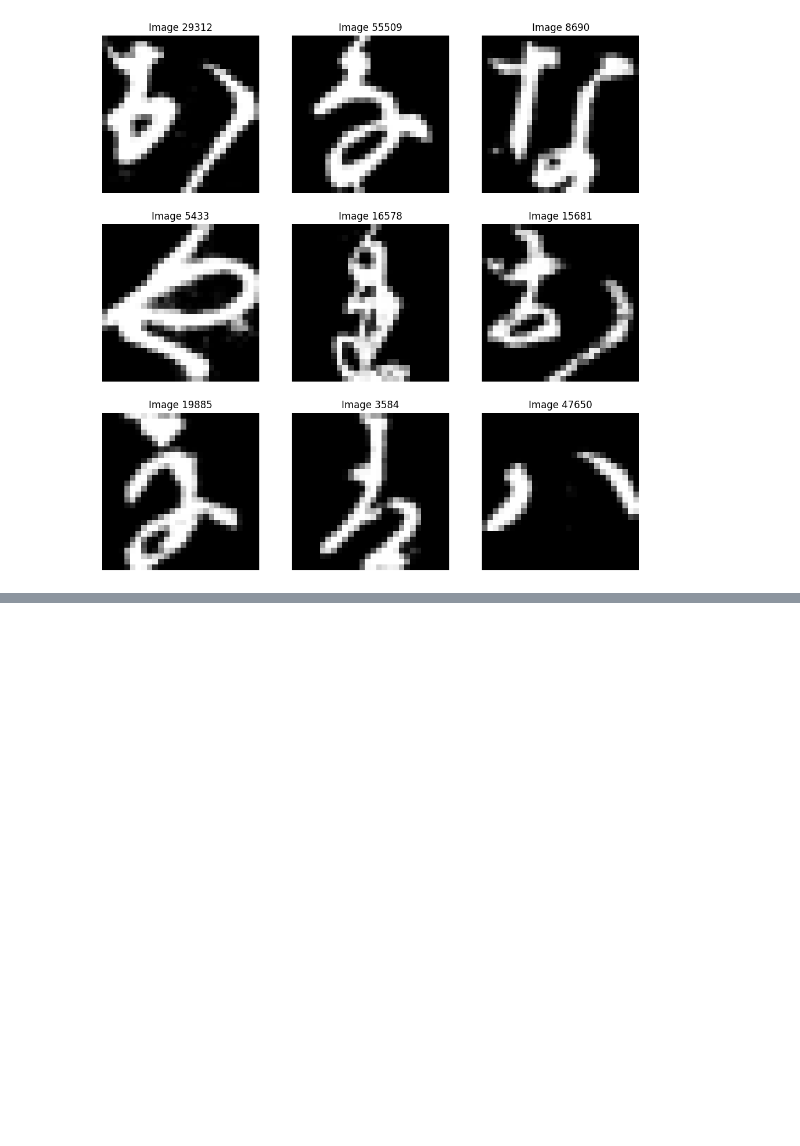
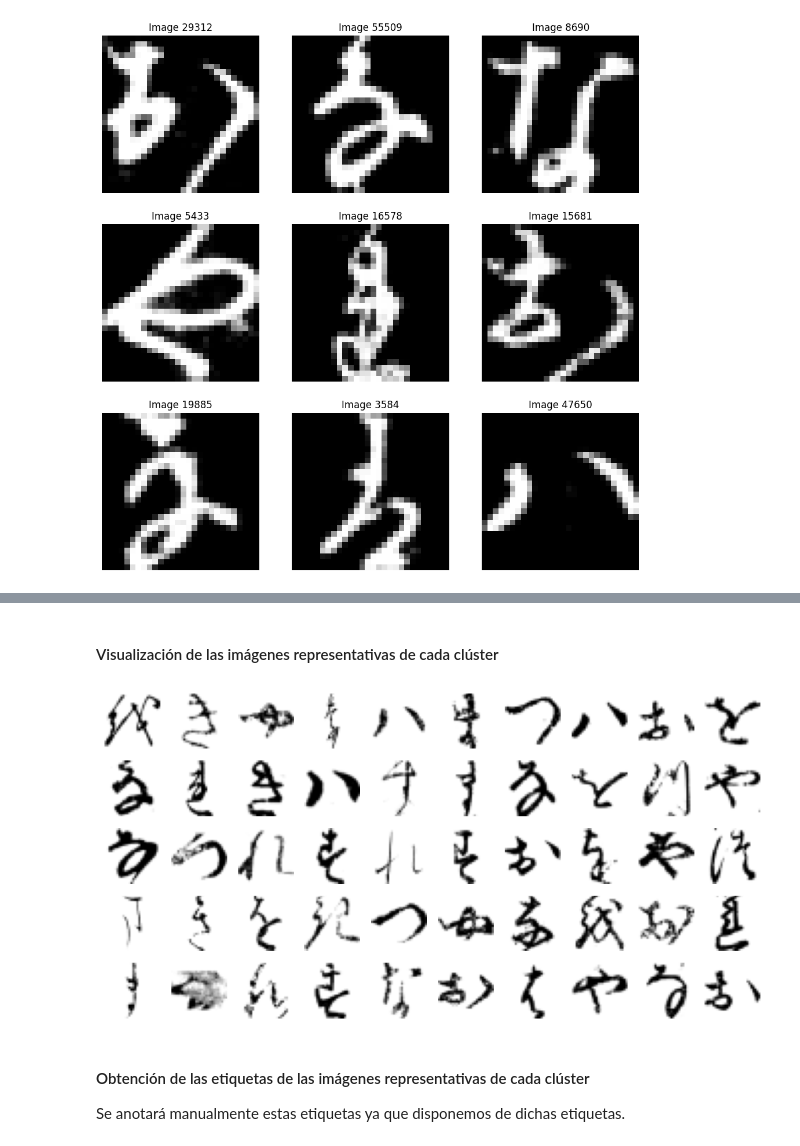
Before and after one commit to MauFGarzofino/SIS420, a Jupyter notebook: Laboratorios/Laboratorio6/chineseMNIST/lab6v1/chiense.ipynb, the cells around one changed output, grey strips where cells are left out. Cells and saved outputs as stored; diff of their text form; code cells hidden in the pictures; blank space fills up the shorter version.

```diff
--- a/Laboratorios/Laboratorio6/chineseMNIST/lab6v1/chiense.ipynb
+++ b/Laboratorios/Laboratorio6/chineseMNIST/lab6v1/chiense.ipynb
@@ -186,0 +296,16 @@ print(f'El número óptimo de clusters es: {optimal_clusters}')
+# %%
+
+import pandas as pd
+from sklearn.model_selection import train_test_split
+import numpy as np
+
+# Cargar el dataset
+mnist = pd.read_csv('train_data.csv')
+
+
+# la columna 'label' es la etiqueta
+X = mnist.iloc[:, 1:] # Todas las columnas excepto la primera
+y = mnist['label']  # Suponiendo que 'label' es la etiqueta
+
+# Dividir el conjunto de datos en entrenamiento y prueba
+X_train, X_test, y_train, y_test = train_test_split(X, y, test_size=0.25, random_state=42)
@@ -186,0 +327,6 @@ print(f'El número óptimo de clusters es: {optimal_clusters}')
+# %%
+from sklearn.cluster import KMeans
+
+k = 50
+kmeans = KMeans(n_clusters=k, random_state=42)        #Crea objeto KMeans con 50 clústeres y una semilla aleatoria
+X_digits_dist = kmeans.fit_transform(X_train)
@@ -186,0 +336,19 @@ print(f'El número óptimo de clusters es: {optimal_clusters}')
+# %%
+idxs = np.argmin(X_digits_dist, axis=0)
+X_representative_digits = X_train.values[idxs]
+# %% [markdown]
+#### Visualización de las imágenes representativas de cada clúster
+# %%
+import matplotlib.pyplot as plt
+
+plt.figure(figsize=(10, 5))
+for index, X_representative_digit in enumerate(X_representative_digits):
+  plt.subplot(5, 10, index+1)
+  plt.imshow(X_representative_digit.reshape(28,28), cmap="binary")
+  plt.axis('off')
+plt.show()
+# %% [output]
+[figure, added]
+# %% [markdown]
+#### Obtención de las etiquetas de las imágenes representativas de cada clúster
+Se anotará manualmente estas etiquetas ya que disponemos de dichas etiquetas.
```
Also changed, not shown: parts of 43 cells of this notebook, 1 other file.
